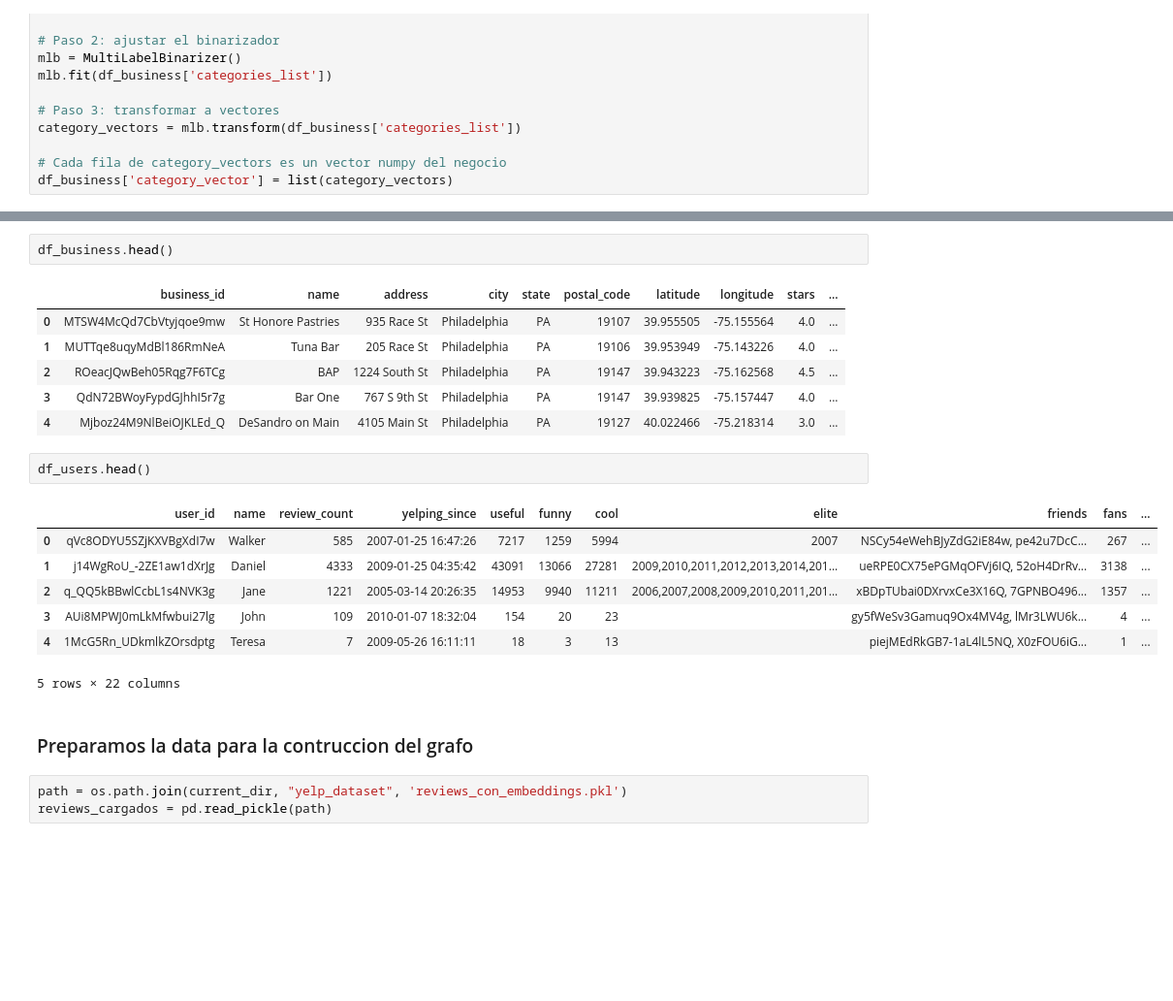
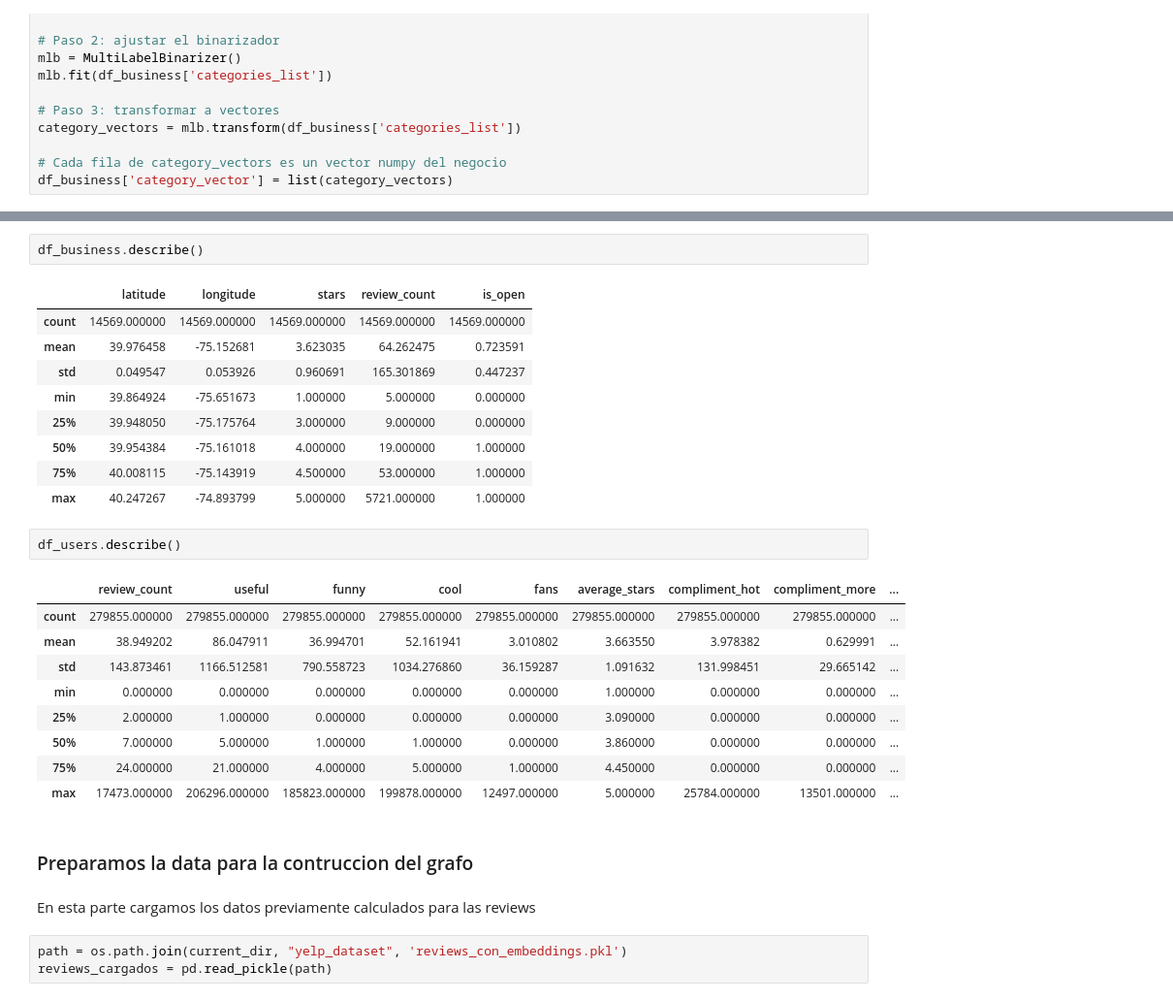
Before and after one commit to FranMoscato/tp_yelp, a Jupyter notebook: grafos_script.ipynb, the cells around one changed output, grey strips where cells are left out. Shown: that part at 97% size. Cells and saved outputs as stored; diff of their text form; blank space fills up the shorter version.

```diff
--- a/grafos_script.ipynb
+++ b/grafos_script.ipynb
@@ -120,24 +132,31 @@ df_business['category_vector'] = list(category_vectors)
 # %%
-df_business.head()
+df_business.describe()
 # %% [output]
-|  | business_id | name | address | city | state | postal_code | latitude | longitude | stars | ... |
-| 0 | MTSW4McQd7CbVtyjqoe9mw | St Honore Pastries | 935 Race St | Philadelphia | PA | 19107 | 39.955505 | -75.155564 | 4.0 | ... |
-| 1 | MUTTqe8uqyMdBl186RmNeA | Tuna Bar | 205 Race St | Philadelphia | PA | 19106 | 39.953949 | -75.143226 | 4.0 | ... |
-| 2 | ROeacJQwBeh05Rqg7F6TCg | BAP | 1224 South St | Philadelphia | PA | 19147 | 39.943223 | -75.162568 | 4.5 | ... |
-| 3 | QdN72BWoyFypdGJhhI5r7g | Bar One | 767 S 9th St | Philadelphia | PA | 19147 | 39.939825 | -75.157447 | 4.0 | ... |
-| 4 | Mjboz24M9NlBeiOJKLEd_Q | DeSandro on Main | 4105 Main St | Philadelphia | PA | 19127 | 40.022466 | -75.218314 | 3.0 | ... |
+|  | latitude | longitude | stars | review_count | is_open |
+| count | 14569.000000 | 14569.000000 | 14569.000000 | 14569.000000 | 14569.000000 |
+| mean | 39.976458 | -75.152681 | 3.623035 | 64.262475 | 0.723591 |
+| std | 0.049547 | 0.053926 | 0.960691 | 165.301869 | 0.447237 |
+| min | 39.864924 | -75.651673 | 1.000000 | 5.000000 | 0.000000 |
+| 25% | 39.948050 | -75.175764 | 3.000000 | 9.000000 | 0.000000 |
+| 50% | 39.954384 | -75.161018 | 4.000000 | 19.000000 | 1.000000 |
+| 75% | 40.008115 | -75.143919 | 4.500000 | 53.000000 | 1.000000 |
+| max | 40.247267 | -74.893799 | 5.000000 | 5721.000000 | 1.000000 |
 # %%
-df_users.head()
+df_users.describe()
 # %% [output]
-|  | user_id | name | review_count | yelping_since | useful | funny | cool | elite | friends | fans | ... |
-| 0 | qVc8ODYU5SZjKXVBgXdI7w | Walker | 585 | 2007-01-25 16:47:26 | 7217 | 1259 | 5994 | 2007 | NSCy54eWehBJyZdG2iE84w, pe42u7DcC... | 267 | ... |
-| 1 | j14WgRoU_-2ZE1aw1dXrJg | Daniel | 4333 | 2009-01-25 04:35:42 | 43091 | 13066 | 27281 | 2009,2010,2011,2012,2013,2014,201... | ueRPE0CX75ePGMqOFVj6IQ, 52oH4DrRv... | 3138 | ... |
-| 2 | q_QQ5kBBwlCcbL1s4NVK3g | Jane | 1221 | 2005-03-14 20:26:35 | 14953 | 9940 | 11211 | 2006,2007,2008,2009,2010,2011,201... | xBDpTUbai0DXrvxCe3X16Q, 7GPNBO496... | 1357 | ... |
-| 3 | AUi8MPWJ0mLkMfwbui27lg | John | 109 | 2010-01-07 18:32:04 | 154 | 20 | 23 |  | gy5fWeSv3Gamuq9Ox4MV4g, lMr3LWU6k... | 4 | ... |
-| 4 | 1McG5Rn_UDkmlkZOrsdptg | Teresa | 7 | 2009-05-26 16:11:11 | 18 | 3 | 13 |  | piejMEdRkGB7-1aL4lL5NQ, X0zFOU6iG... | 1 | ... |
+|  | review_count | useful | funny | cool | fans | average_stars | compliment_hot | compliment_more | ... |
+| count | 279855.000000 | 279855.000000 | 279855.000000 | 279855.000000 | 279855.000000 | 279855.000000 | 279855.000000 | 279855.000000 | ... |
+| mean | 38.949202 | 86.047911 | 36.994701 | 52.161941 | 3.010802 | 3.663550 | 3.978382 | 0.629991 | ... |
+| std | 143.873461 | 1166.512581 | 790.558723 | 1034.276860 | 36.159287 | 1.091632 | 131.998451 | 29.665142 | ... |
+| min | 0.000000 | 0.000000 | 0.000000 | 0.000000 | 0.000000 | 1.000000 | 0.000000 | 0.000000 | ... |
+| 25% | 2.000000 | 1.000000 | 0.000000 | 0.000000 | 0.000000 | 3.090000 | 0.000000 | 0.000000 | ... |
+| 50% | 7.000000 | 5.000000 | 1.000000 | 1.000000 | 0.000000 | 3.860000 | 0.000000 | 0.000000 | ... |
+| 75% | 24.000000 | 21.000000 | 4.000000 | 5.000000 | 1.000000 | 4.450000 | 0.000000 | 0.000000 | ... |
+| max | 17473.000000 | 206296.000000 | 185823.000000 | 199878.000000 | 12497.000000 | 5.000000 | 25784.000000 | 13501.000000 | ... |
-5 rows × 22 columns
 # %% [markdown]
 ### Preparamos la data para la contruccion del grafo
+# %% [markdown]
+En esta parte cargamos los datos previamente calculados para las reviews
 # %%
 path = os.path.join(current_dir, "yelp_dataset", 'reviews_con_embeddings.pkl')
 reviews_cargados = pd.read_pickle(path)
```
Also changed, not shown: parts of 35 cells of this notebook, 1 other file.
